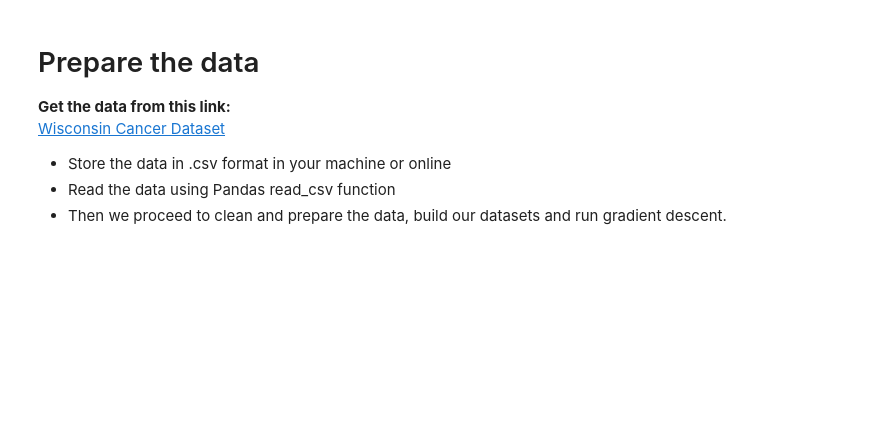
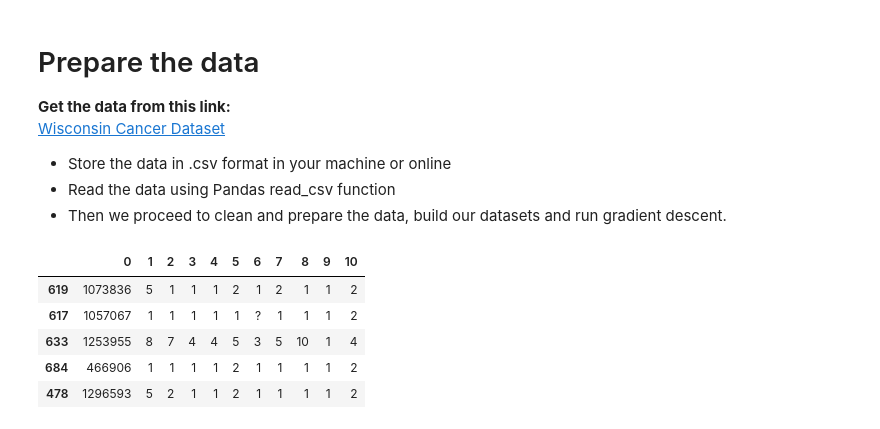
Before and after one commit to Xiangs18/Deep-Learning-predicting-breast-cancer-tumor-malignancy, a Jupyter notebook: nn-2l-raw.ipynb, the cells around one changed output. Drawn from its saved outputs; the diff is of its cells as text; code cells hidden in the pictures; blank space fills up the shorter version.

```diff
--- a/nn-2l-raw.ipynb
+++ b/nn-2l-raw.ipynb
@@ -171,4 +173,14 @@ class dlnet:
 * Store the data in .csv format in your machine or online
 * Read the data using Pandas read_csv function
 * Then we proceed to clean and prepare the data, build our datasets and run gradient descent.
+# %%
+df = pd.read_csv('wisconsin-cancer-dataset.csv', header=None)
+df.sample(5)
+# %% [output]
+|  | 0 | 1 | 2 | 3 | 4 | 5 | 6 | 7 | 8 | 9 | 10 |
+| 619 | 1073836 | 5 | 1 | 1 | 1 | 2 | 1 | 2 | 1 | 1 | 2 |
+| 617 | 1057067 | 1 | 1 | 1 | 1 | 1 | ? | 1 | 1 | 1 | 2 |
+| 633 | 1253955 | 8 | 7 | 4 | 4 | 5 | 3 | 5 | 10 | 1 | 4 |
+| 684 | 466906 | 1 | 1 | 1 | 1 | 2 | 1 | 1 | 1 | 1 | 2 |
+| 478 | 1296593 | 5 | 2 | 1 | 1 | 2 | 1 | 1 | 1 | 1 | 2 |
 # %%
```
Also changed, not shown: parts of 11 cells of this notebook.
